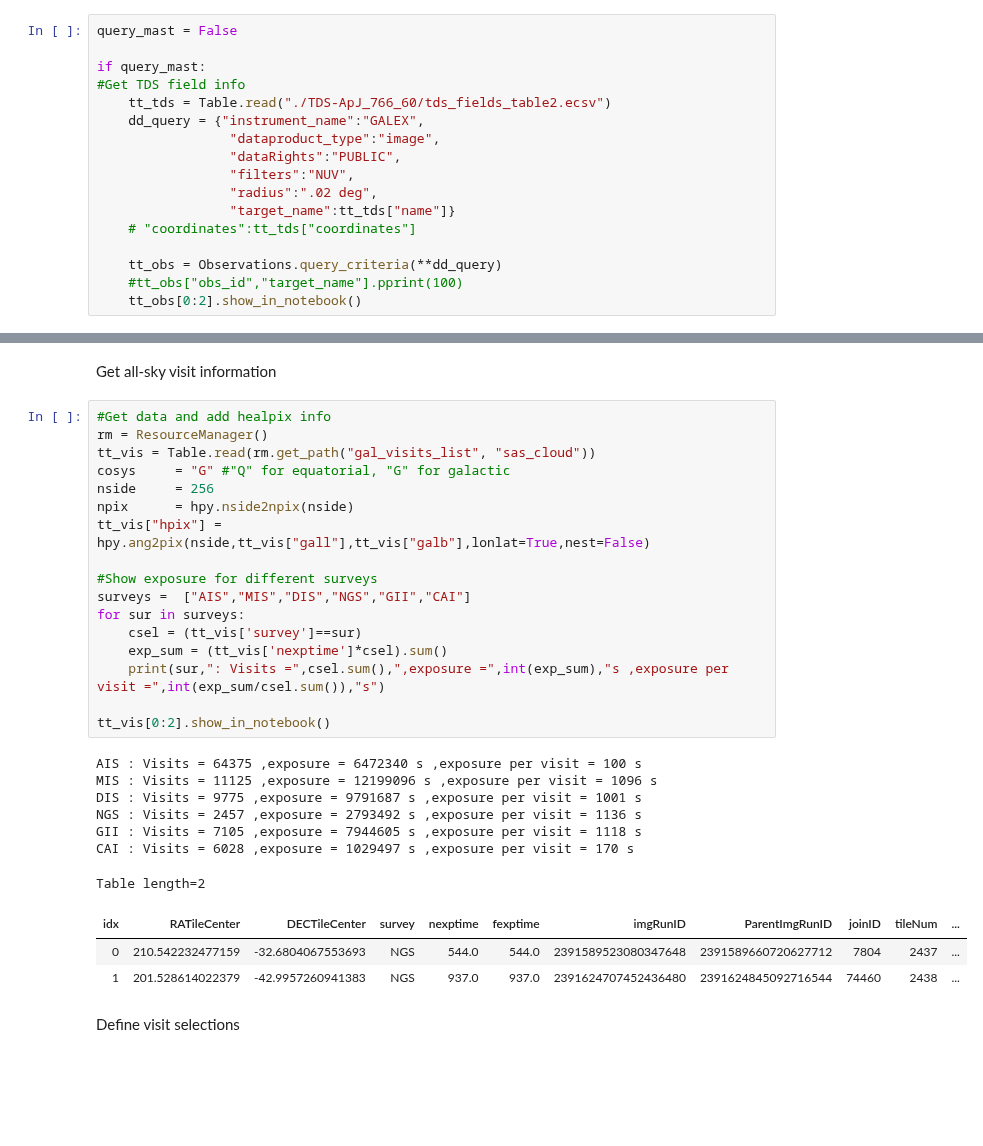
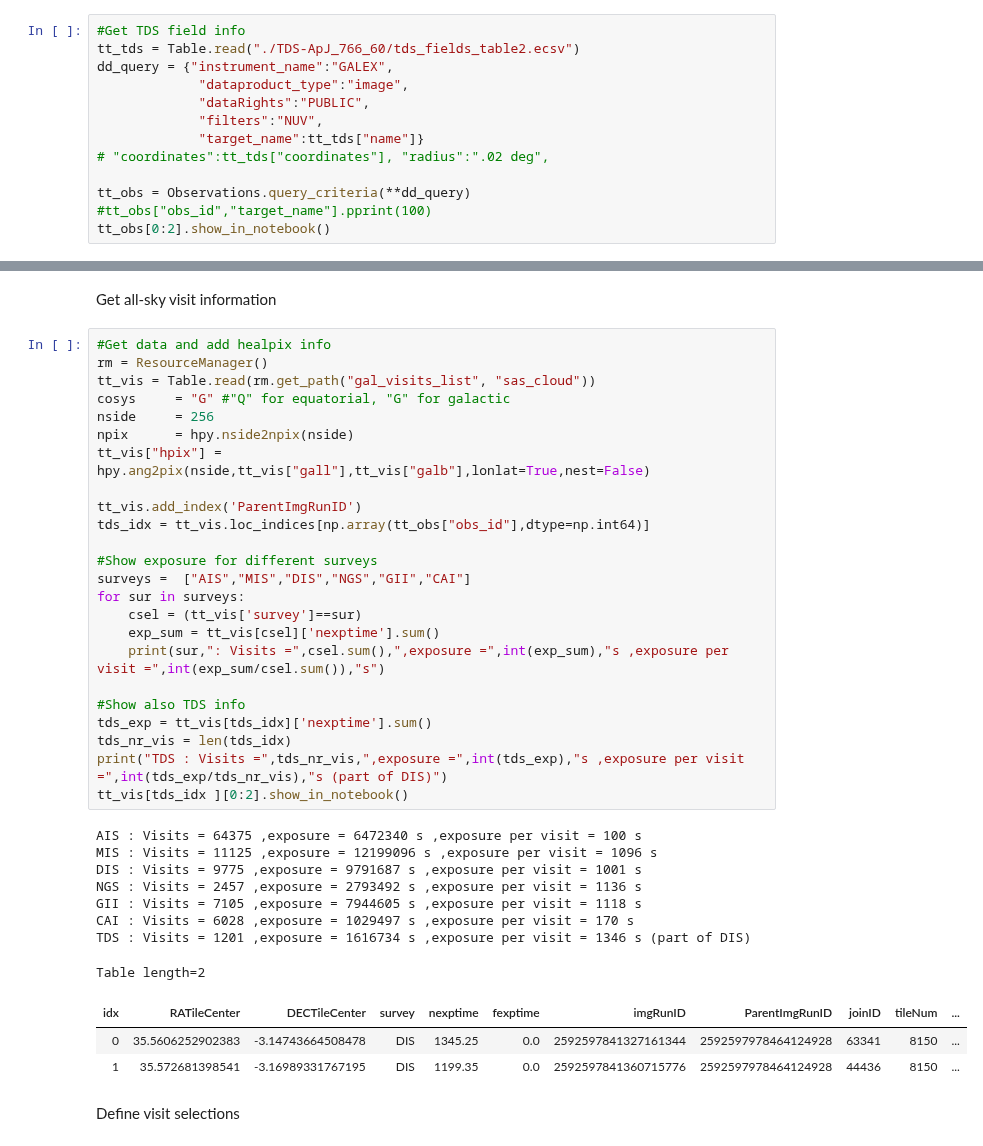
Before and after one commit to rbuehler/vasca, a Jupyter notebook: vasca/examples/query_GALEX.ipynb, the cells around one changed output, grey strips where cells are left out. Drawn from its saved outputs; the diff is of its cells as text; blank space fills up the shorter version.

```diff
--- a/vasca/examples/query_GALEX.ipynb
+++ b/vasca/examples/query_GALEX.ipynb
@@ -13,19 +13,15 @@ from vasca.resource_manager import ResourceManager
 # %% [markdown]
 Get field info from astroquery
 # %%
-query_mast = False
+#Get TDS field info
+tt_tds = Table.read("./TDS-ApJ_766_60/tds_fields_table2.ecsv")
+dd_query = {"instrument_name":"GALEX",
+             "dataproduct_type":"image",
+             "dataRights":"PUBLIC",
+             "filters":"NUV",
+             "target_name":tt_tds["name"]}
+# "coordinates":tt_tds["coordinates"], "radius":".02 deg",
 
-if query_mast:
-#Get TDS field info
-    tt_tds = Table.read("./TDS-ApJ_766_60/tds_fields_table2.ecsv")
-    dd_query = {"instrument_name":"GALEX",
-                 "dataproduct_type":"image",
-                 "dataRights":"PUBLIC",
-                 "filters":"NUV",
-                 "radius":".02 deg",
-                 "target_name":tt_tds["name"]}
-    # "coordinates":tt_tds["coordinates"]
-
-    tt_obs = Observations.query_criteria(**dd_query)
-    #tt_obs["obs_id","target_name"].pprint(100)
-    tt_obs[0:2].show_in_notebook()
+tt_obs = Observations.query_criteria(**dd_query)
+#tt_obs["obs_id","target_name"].pprint(100)
+tt_obs[0:2].show_in_notebook()
@@ -34,31 +35,39 @@ Get all-sky visit information
 # %%
 #Get data and add healpix info
 rm = ResourceManager()
 tt_vis = Table.read(rm.get_path("gal_visits_list", "sas_cloud"))
 cosys     = "G" #"Q" for equatorial, "G" for galactic
 nside     = 256
 npix      = hpy.nside2npix(nside)
 tt_vis["hpix"] = hpy.ang2pix(nside,tt_vis["gall"],tt_vis["galb"],lonlat=True,nest=False)
 
+tt_vis.add_index('ParentImgRunID')
+tds_idx = tt_vis.loc_indices[np.array(tt_obs["obs_id"],dtype=np.int64)]
+
 #Show exposure for different surveys
 surveys =  ["AIS","MIS","DIS","NGS","GII","CAI"]
 for sur in surveys:
     csel = (tt_vis['survey']==sur)
-    exp_sum = (tt_vis['nexptime']*csel).sum()
+    exp_sum = tt_vis[csel]['nexptime'].sum()
     print(sur,": Visits =",csel.sum(),",exposure =",int(exp_sum),"s ,exposure per visit =",int(exp_sum/csel.sum()),"s")
 
-tt_vis[0:2].show_in_notebook()
+#Show also TDS info
+tds_exp = tt_vis[tds_idx]['nexptime'].sum()
+tds_nr_vis = len(tds_idx)
+print("TDS : Visits =",tds_nr_vis,",exposure =",int(tds_exp),"s ,exposure per visit =",int(tds_exp/tds_nr_vis),"s (part of DIS)")
+tt_vis[tds_idx ][0:2].show_in_notebook()
 # %% [output]
 AIS : Visits = 64375 ,exposure = 6472340 s ,exposure per visit = 100 s
 MIS : Visits = 11125 ,exposure = 12199096 s ,exposure per visit = 1096 s
 DIS : Visits = 9775 ,exposure = 9791687 s ,exposure per visit = 1001 s
 NGS : Visits = 2457 ,exposure = 2793492 s ,exposure per visit = 1136 s
 GII : Visits = 7105 ,exposure = 7944605 s ,exposure per visit = 1118 s
 CAI : Visits = 6028 ,exposure = 1029497 s ,exposure per visit = 170 s
+TDS : Visits = 1201 ,exposure = 1616734 s ,exposure per visit = 1346 s (part of DIS)
 Table length=2
 | idx | RATileCenter | DECTileCenter | survey | nexptime | fexptime | imgRunID | ParentImgRunID | joinID | tileNum | ... |
-| 0 | 210.542232477159 | -32.6804067553693 | NGS | 544.0 | 544.0 | 2391589523080347648 | 2391589660720627712 | 7804 | 2437 | ... |
-| 1 | 201.528614022379 | -42.9957260941383 | NGS | 937.0 | 937.0 | 2391624707452436480 | 2391624845092716544 | 74460 | 2438 | ... |
+| 0 | 35.5606252902383 | -3.14743664508478 | DIS | 1345.25 | 0.0 | 2592597841327161344 | 2592597978464124928 | 63341 | 8150 | ... |
+| 1 | 35.572681398541 | -3.16989331767195 | DIS | 1199.35 | 0.0 | 2592597841360715776 | 2592597978464124928 | 44436 | 8150 | ... |
 # %% [markdown]
 Define visit selections
 # %%
```
Also changed, not shown: parts of 6 cells of this notebook.
